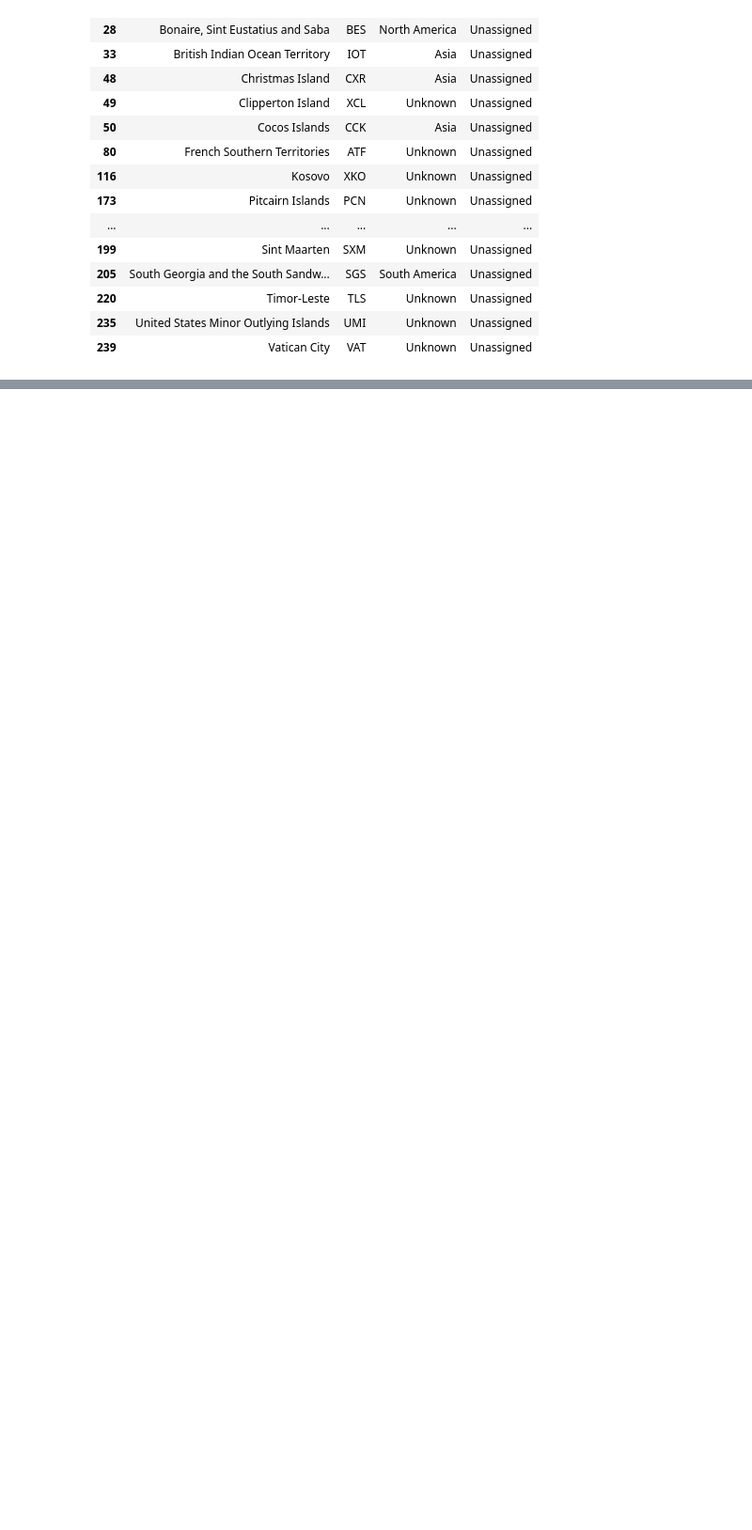
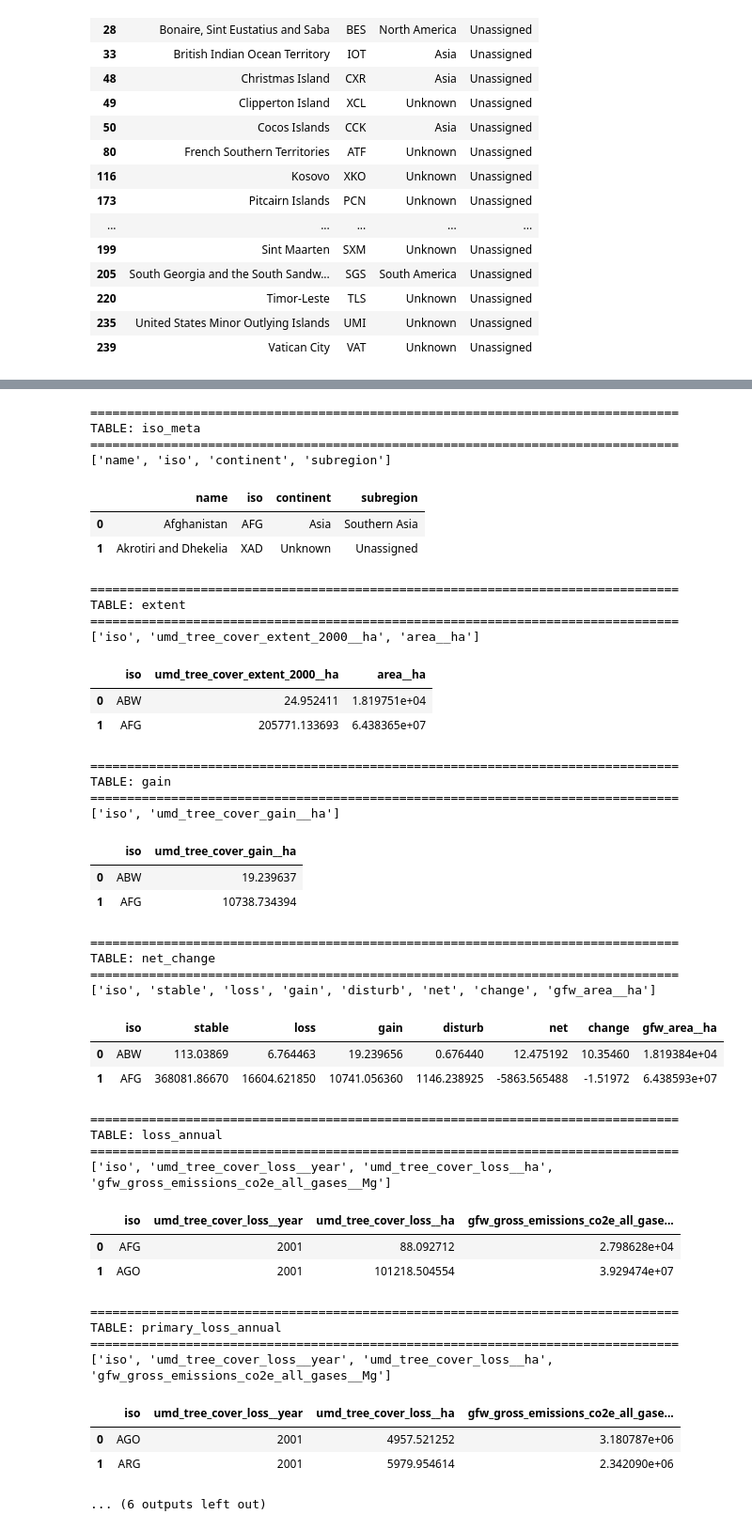
Before and after one commit to CH-CHISAKA/GlobalForestAnalysis, a Jupyter notebook: world_forest_distribution.ipynb, the cells around one changed output, grey strips where cells are left out. Shown at 94% size. Cells and saved outputs as stored; diff of their text form; code cells hidden in the pictures; blank space fills up the shorter version.

```diff
--- a/world_forest_distribution.ipynb
+++ b/world_forest_distribution.ipynb
@@ -1219,0 +1480,52 @@ driver_global
+# %%
+# Raw schema inspection
+for name, df in tables.items():
+    print(f"\n{'=' * 80}")
+    print(f"TABLE: {name}")
+    print(f"{'=' * 80}")
+    print(df.columns.tolist())
+    display(df.head(2))
+# %% [output]
+================================================================================
+TABLE: iso_meta
+================================================================================
+['name', 'iso', 'continent', 'subregion']
+|  | name | iso | continent | subregion |
+| 0 | Afghanistan | AFG | Asia | Southern Asia |
+| 1 | Akrotiri and Dhekelia | XAD | Unknown | Unassigned |
+================================================================================
+TABLE: extent
+================================================================================
+['iso', 'umd_tree_cover_extent_2000__ha', 'area__ha']
+|  | iso | umd_tree_cover_extent_2000__ha | area__ha |
+| 0 | ABW | 24.952411 | 1.819751e+04 |
+| 1 | AFG | 205771.133693 | 6.438365e+07 |
+================================================================================
+TABLE: gain
+================================================================================
+['iso', 'umd_tree_cover_gain__ha']
+|  | iso | umd_tree_cover_gain__ha |
+| 0 | ABW | 19.239637 |
+| 1 | AFG | 10738.734394 |
+================================================================================
+TABLE: net_change
+================================================================================
+['iso', 'stable', 'loss', 'gain', 'disturb', 'net', 'change', 'gfw_area__ha']
+|  | iso | stable | loss | gain | disturb | net | change | gfw_area__ha |
+| 0 | ABW | 113.03869 | 6.764463 | 19.239656 | 0.676440 | 12.475192 | 10.35460 | 1.819384e+04 |
+| 1 | AFG | 368081.86670 | 16604.621850 | 10741.056360 | 1146.238925 | -5863.565488 | -1.51972 | 6.438593e+07 |
+================================================================================
+TABLE: loss_annual
+================================================================================
+['iso', 'umd_tree_cover_loss__year', 'umd_tree_cover_loss__ha', 'gfw_gross_emissions_co2e_all_gases__Mg']
+|  | iso | umd_tree_cover_loss__year | umd_tree_cover_loss__ha | gfw_gross_emissions_co2e_all_gase... |
+| 0 | AFG | 2001 | 88.092712 | 2.798628e+04 |
+| 1 | AGO | 2001 | 101218.504554 | 3.929474e+07 |
+================================================================================
+TABLE: primary_loss_annual
+================================================================================
+['iso', 'umd_tree_cover_loss__year', 'umd_tree_cover_loss__ha', 'gfw_gross_emissions_co2e_all_gases__Mg']
+|  | iso | umd_tree_cover_loss__year | umd_tree_cover_loss__ha | gfw_gross_emissions_co2e_all_gase... |
+| 0 | AGO | 2001 | 4957.521252 | 3.180787e+06 |
+| 1 | ARG | 2001 | 5979.954614 | 2.342090e+06 |
+... (6 outputs left out)
```
Also changed, not shown: parts of 28 cells of this notebook.
